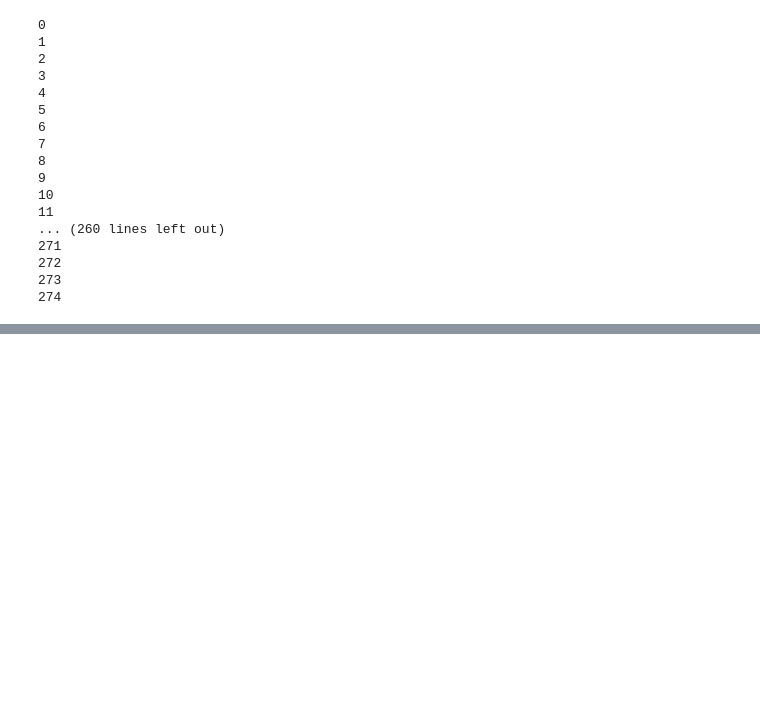
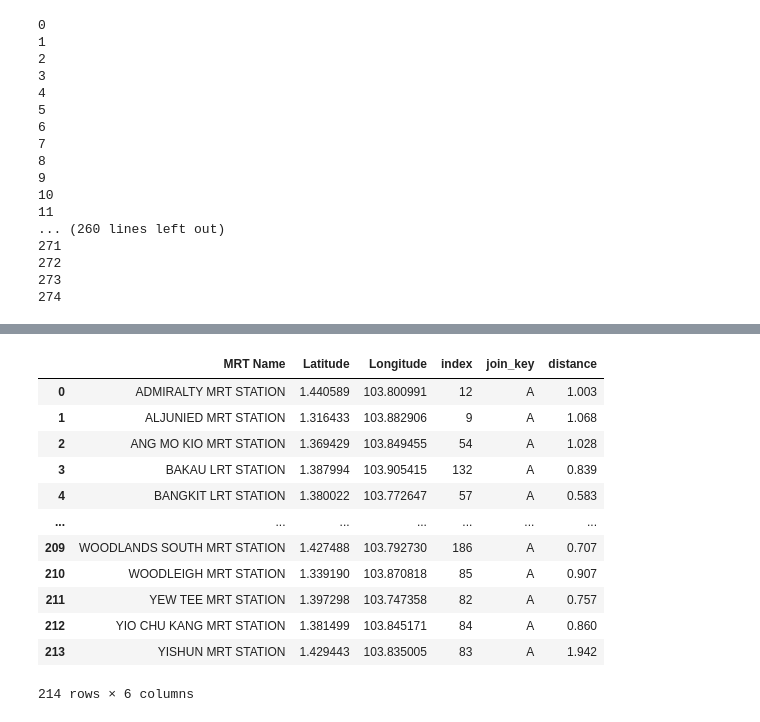
Before and after one commit to ethan-cyj/Public-Transportation-In-Singapore, a Jupyter notebook: Frontend/Connectivity.ipynb, the cells around one changed output, grey strips where cells are left out. Saved outputs shown, nothing was run; the diff lists cells and outputs as text; code cells hidden in the pictures; blank space fills up the shorter version.

```diff
--- a/Frontend/Connectivity.ipynb
+++ b/Frontend/Connectivity.ipynb
@@ -67,0 +56,6 @@ memory usage: 5.2+ KB
+# %%
+mrt_stations_df.info()
+
+mrt_stations_df.sort_values(by='MRT Name', inplace=True)
+
+mrt_stations_df
@@ -307,5 +252,5 @@ routes.to_json(r'C:\Users\leoqi\downloads\routes.json', orient='records')
 # %%
-result_df = pd.read_csv(r"C:\Users\leoqi\downloads\result.csv")
+result_df = pd.read_csv(r"C:\Users\leoqi\downloads\Centroid_MRT pairing data.csv")
 
 import json
 
@@ -316,6 +261,8 @@ with open(r'C:\Users\leoqi\downloads\routes.json', 'r') as f:
 len(geojson_list)
 
 result_df['route'] = pd.Series(geojson_list)
+
+fig = go.Figure()
 # %%
 for i in range(len(result_df)):
     try:
@@ -480,0 +315,25 @@ KeyError: 'route'
+# %%
+#Group by MRT, calculate the average distance from MRT to each centroid into another dataframe and reset its index
+df = result_df.groupby('MRT Name')['distance'].mean()
+df = round(df/1000,3)
+df = df.reset_index()
+
+df
+
+mrt_stations_df = pd.merge(mrt_stations_df, df, left_on='MRT Name',right_on = "MRT Name",how = "left")
+
+mrt_stations_df
+# %% [output]
+|  | MRT Name | Latitude | Longitude | index | join_key | distance |
+| 0 | ADMIRALTY MRT STATION | 1.440589 | 103.800991 | 12 | A | 1.003 |
+| 1 | ALJUNIED MRT STATION | 1.316433 | 103.882906 | 9 | A | 1.068 |
+| 2 | ANG MO KIO MRT STATION | 1.369429 | 103.849455 | 54 | A | 1.028 |
+| 3 | BAKAU LRT STATION | 1.387994 | 103.905415 | 132 | A | 0.839 |
+| 4 | BANGKIT LRT STATION | 1.380022 | 103.772647 | 57 | A | 0.583 |
+| ... | ... | ... | ... | ... | ... | ... |
+| 209 | WOODLANDS SOUTH MRT STATION | 1.427488 | 103.792730 | 186 | A | 0.707 |
+| 210 | WOODLEIGH MRT STATION | 1.339190 | 103.870818 | 85 | A | 0.907 |
+| 211 | YEW TEE MRT STATION | 1.397298 | 103.747358 | 82 | A | 0.757 |
+| 212 | YIO CHU KANG MRT STATION | 1.381499 | 103.845171 | 84 | A | 0.860 |
+| 213 | YISHUN MRT STATION | 1.429443 | 103.835005 | 83 | A | 1.942 |
+214 rows × 6 columns
```
Also changed, not shown: parts of 13 cells of this notebook.
